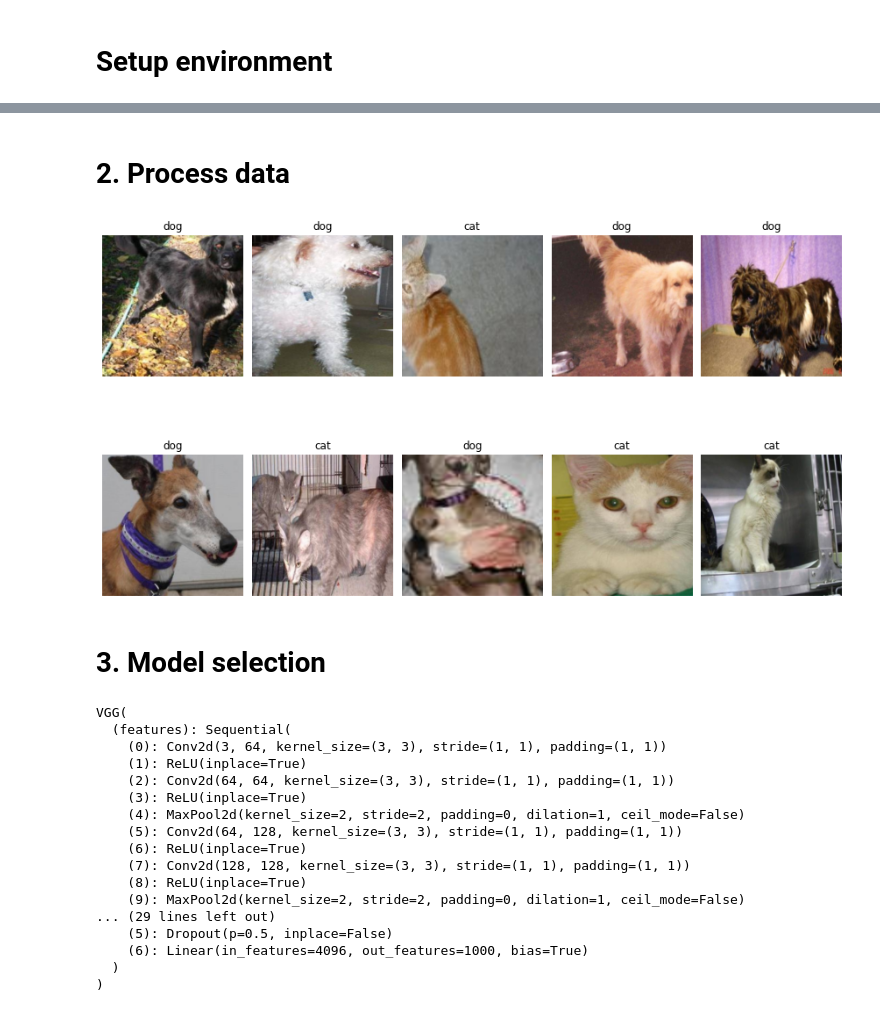
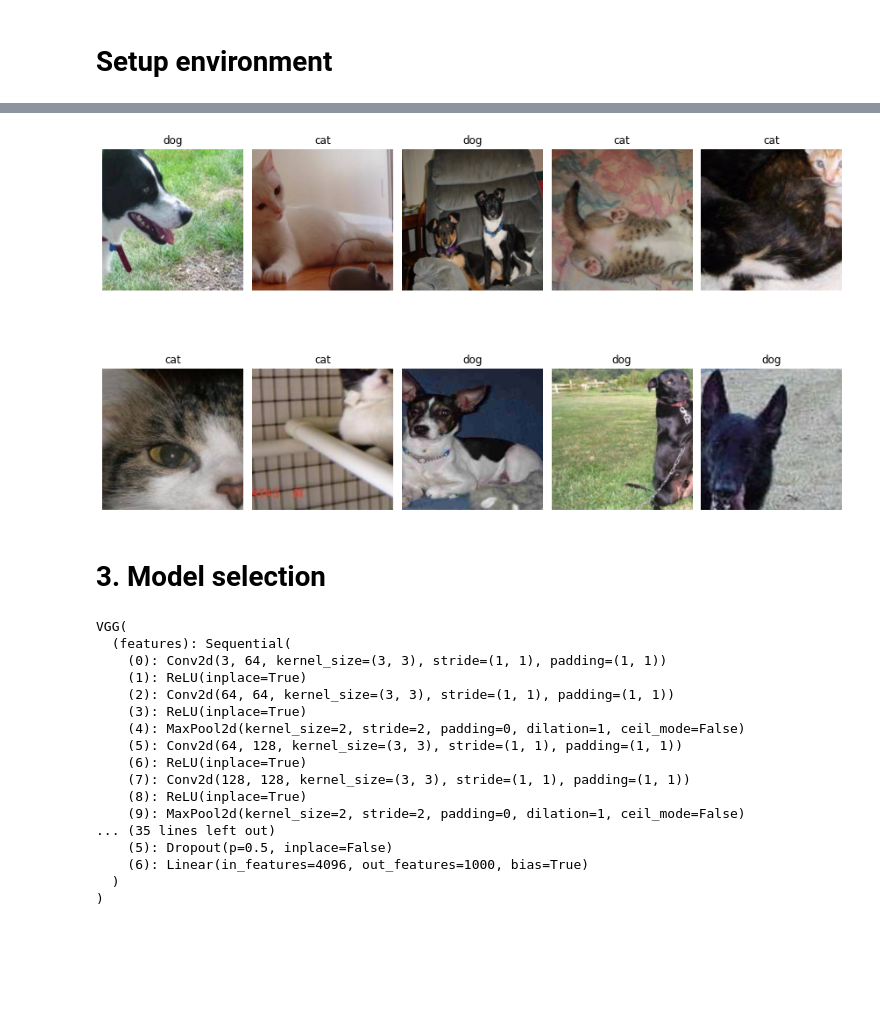
Before and after one commit to melvinkokxw/EE4483-AI-Data-Mining, a Jupyter notebook: main.ipynb, the cells around one changed output, grey strips where cells are left out. Cells and saved outputs as stored; diff of their text form; code cells hidden in the pictures; blank space fills up the shorter version.

```diff
--- a/main.ipynb
+++ b/main.ipynb
@@ -105,0 +98,8 @@ class_to_idx = {value:key for key,value in idx_to_class.items()}
+# %%
+for key, value in train_classes.items():
+    print(f"Train class {key}, data size {value}")
+
+for key, value in validation_classes.items():
+    print(f"Validation class {key}, data size {value}")
+
+print(f"Test size: {len(test_image_paths)}")
@@ -106,4 +114,10 @@ class_to_idx = {value:key for key,value in idx_to_class.items()}
 # %%
+# Class to index mappings
+
+idx_to_class = {i:j for i, j in enumerate(train_classes)}
+class_to_idx = {value:key for key,value in idx_to_class.items()}
+
+# Custom Dataset class
 class CatDogDataset(Dataset):
     def __init__(self, image_paths, class_to_idx, transform=False):
         self.image_paths = image_paths
@@ -137,6 +172,25 @@ transform = transforms.Compose(
+# %%
+train_transform = transforms.Compose(
+    [
+        transforms.ToPILImage(),
+        transforms.RandomResizedCrop(params["image_size"]),
+        transforms.RandomHorizontalFlip(),
+        transforms.ToTensor(),
+        transforms.Normalize(mean, std),
+    ]
+)
+
+validation_transform = transforms.Compose(
+    [
+        transforms.ToPILImage(),
+        # transforms.Resize(356),
+        transforms.Resize((params["image_size"], params["image_size"])),
+        # transforms.CenterCrop(params["image_size"]),
+        transforms.ToTensor(),
+        transforms.Normalize(mean, std),
+    ]
+)
 # %%
-train_dataset = CatDogDataset(train_image_paths, class_to_idx, transform)
-valid_dataset = CatDogDataset(validation_image_paths, class_to_idx, transform)
+train_dataset = CatDogDataset(train_image_paths, class_to_idx, train_transform)
+valid_dataset = CatDogDataset(validation_image_paths, class_to_idx, validation_transform)
-# %% [markdown]
-# 2. Process data
 # %%
@@ -152,37 +201,37 @@ loaders = {'train': train_loader, 'valid': valid_loader}
 # %%
 def visualize_augmentations(dataset, idx=0, samples=10, cols=5, random_img=False):
 
     dataset = copy.deepcopy(dataset)
     # we remove the normalize and tensor conversion from our augmentation pipeline
     dataset.transform = transforms.Compose(
         [
             transforms.ToPILImage(),
-            transforms.Resize((356, 356)),
-            transforms.RandomCrop((299, 299)),
+            transforms.RandomResizedCrop(params["image_size"]),
+            transforms.RandomHorizontalFlip(),
         ]
     )
     rows = samples // cols
 
     figure, ax = plt.subplots(nrows=rows, ncols=cols, figsize=(12, 8))
     for i in range(samples):
         if random_img:
             idx = np.random.randint(1, len(train_image_paths))
         image, lab = dataset[idx]
         ax.ravel()[i].imshow(image)
         ax.ravel()[i].set_axis_off()
         ax.ravel()[i].set_title(idx_to_class[lab])
     plt.tight_layout(pad=1)
     plt.show()
 
 
 visualize_augmentations(train_dataset, np.random.randint(
     1, len(train_image_paths)), random_img=True)
 # %% [output]
-[figure, old version]
+[figure, new version]
 # %% [markdown]
 # 3. Model selection
 # %%
-model = torchvision.models.vgg16(pretrained=True)
+model = torchvision.models.vgg19(pretrained=True)
 print(model)
 # %% [output]
 VGG(
@@ -197,7 +246,7 @@ VGG(
     (7): Conv2d(128, 128, kernel_size=(3, 3), stride=(1, 1), padding=(1, 1))
     (8): ReLU(inplace=True)
     (9): MaxPool2d(kernel_size=2, stride=2, padding=0, dilation=1, ceil_mode=False)
-... (29 lines left out)
+... (35 lines left out)
     (5): Dropout(p=0.5, inplace=False)
     (6): Linear(in_features=4096, out_features=1000, bias=True)
   )
```
Also changed, not shown: parts of 14 cells of this notebook.
